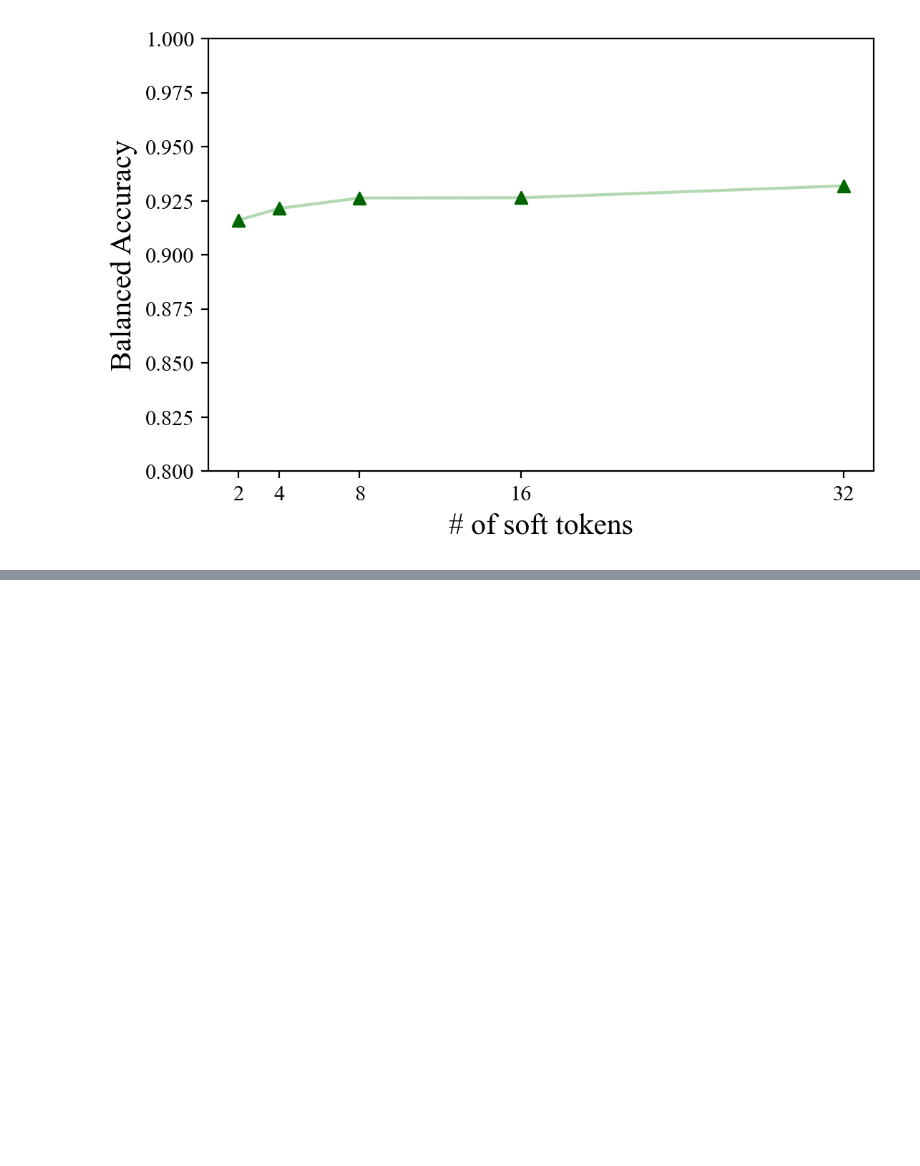
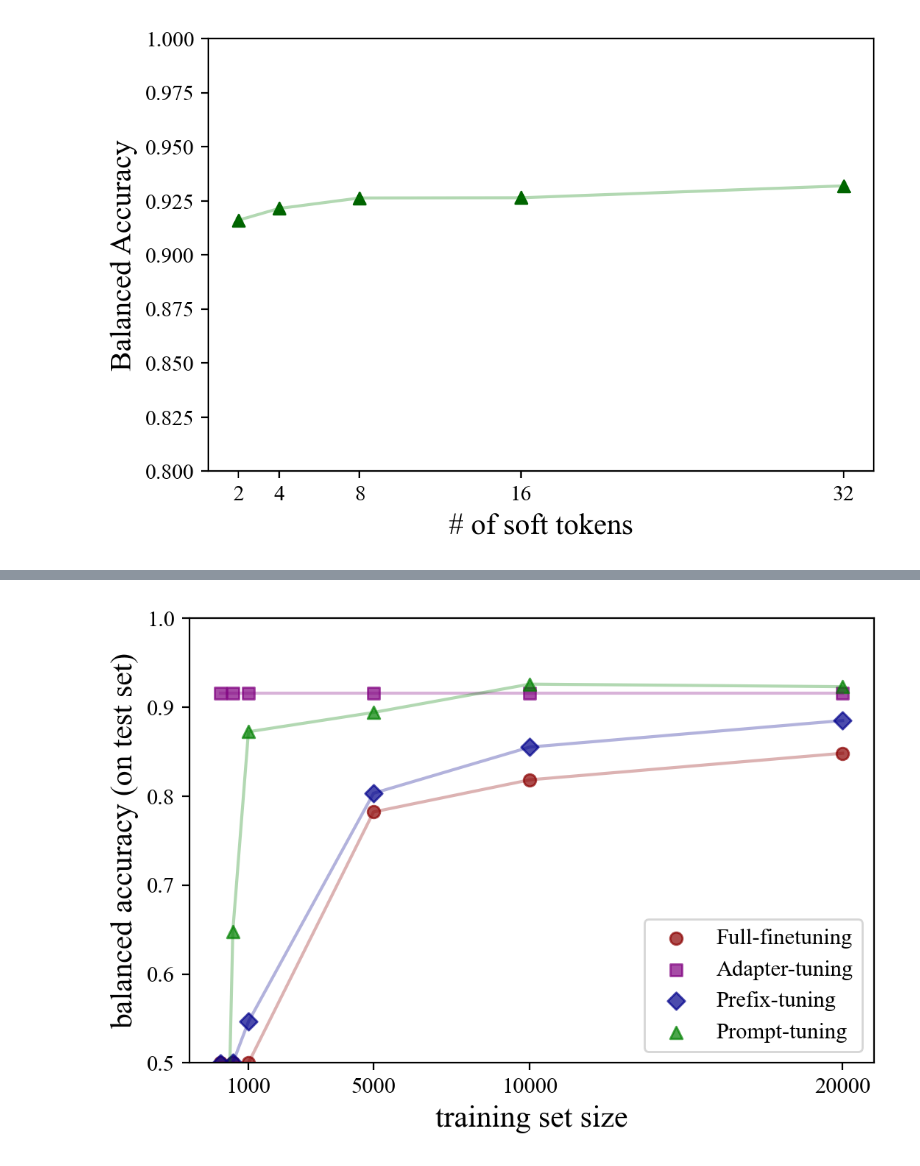
Before and after one commit to arnab-api/Lightweight_Finetuning, a Jupyter notebook: Analysis.ipynb, the cells around one changed output, grey strips where cells are left out. Saved outputs shown, nothing was run; the diff lists cells and outputs as text; code cells hidden in the pictures; blank space fills up the shorter version.

Commit message:
performance analysis >> fixed some minor bugs

```diff
--- a/Analysis.ipynb
+++ b/Analysis.ipynb
@@ -143,0 +181,24 @@ df.head()
+# %%
+plt.rc("xtick", labelsize=SMALL_SIZE)  # fontsize of the tick labels
+
+plt.scatter(dataset_sizes, performance_track["full"]["scores"], alpha = 0.7, marker = "o", c = "darkred", label = "Full-finetuning")
+plt.plot(dataset_sizes, performance_track["full"]["scores"], alpha = 0.3, c = "darkred")
+
+plt.scatter(dataset_sizes, performance_track["adapter"]["scores"], alpha = 0.7, marker = ",", c = "purple", label = "Adapter-tuning")
+plt.plot(dataset_sizes, performance_track["adapter"]["scores"], alpha = 0.3, c = "purple")
+
+plt.scatter(dataset_sizes, performance_track["prefix"]["scores"], alpha = 0.7, marker = "D", c = "darkblue", label = "Prefix-tuning")
+plt.plot(dataset_sizes, performance_track["prefix"]["scores"], alpha = 0.3, c = "darkblue")
+
+plt.scatter(dataset_sizes, performance_track["prompt"]["scores"], alpha = 0.7, marker = "^", c = "green", label = "Prompt-tuning")
+plt.plot(dataset_sizes, performance_track["prompt"]["scores"], alpha = 0.3, c = "green")
+
+plt.xticks(dataset_sizes[2:])
+plt.gca().set_ylim(bottom=0.5, top = 1.0)
+plt.ylabel("balanced accuracy (on test set)")
+plt.xlabel("training set size")
+plt.legend()
+# plt.xscale("log")
+plt.savefig("Figures/exp_2__low_data.pdf", format="pdf", bbox_inches='tight')
+# %% [output]
+[figure, added]
```
Also changed, not shown: parts of 7 cells of this notebook, 6 other files.
